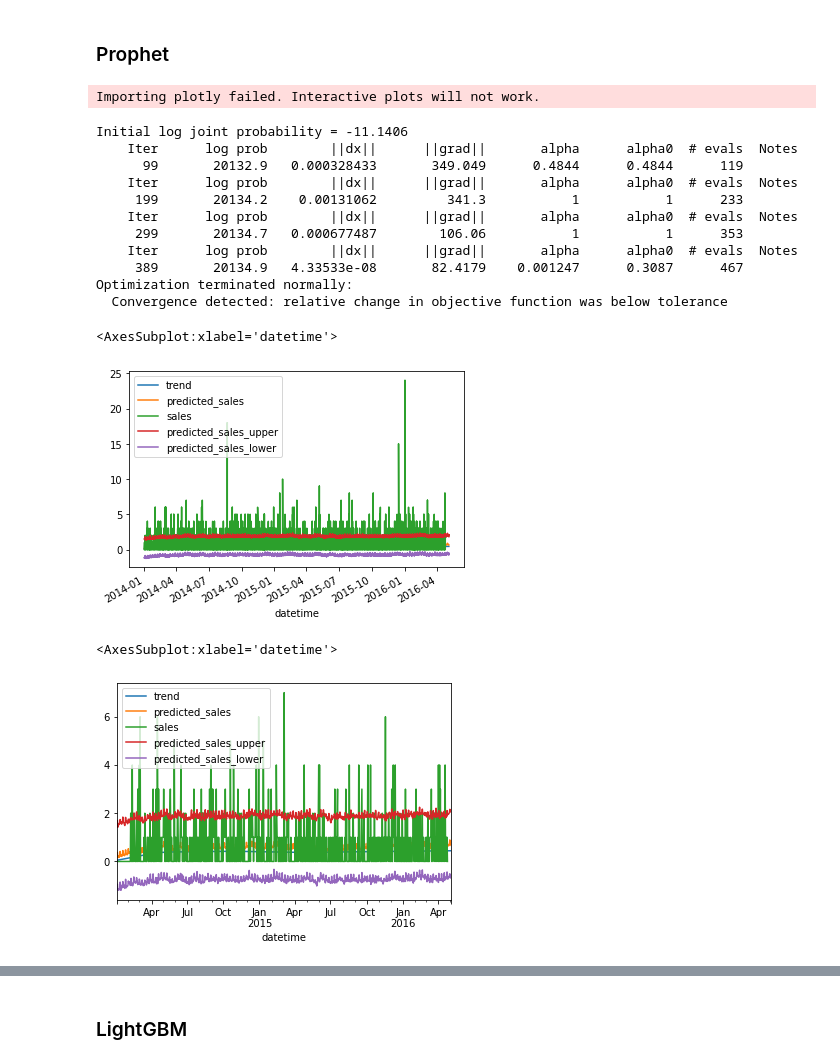
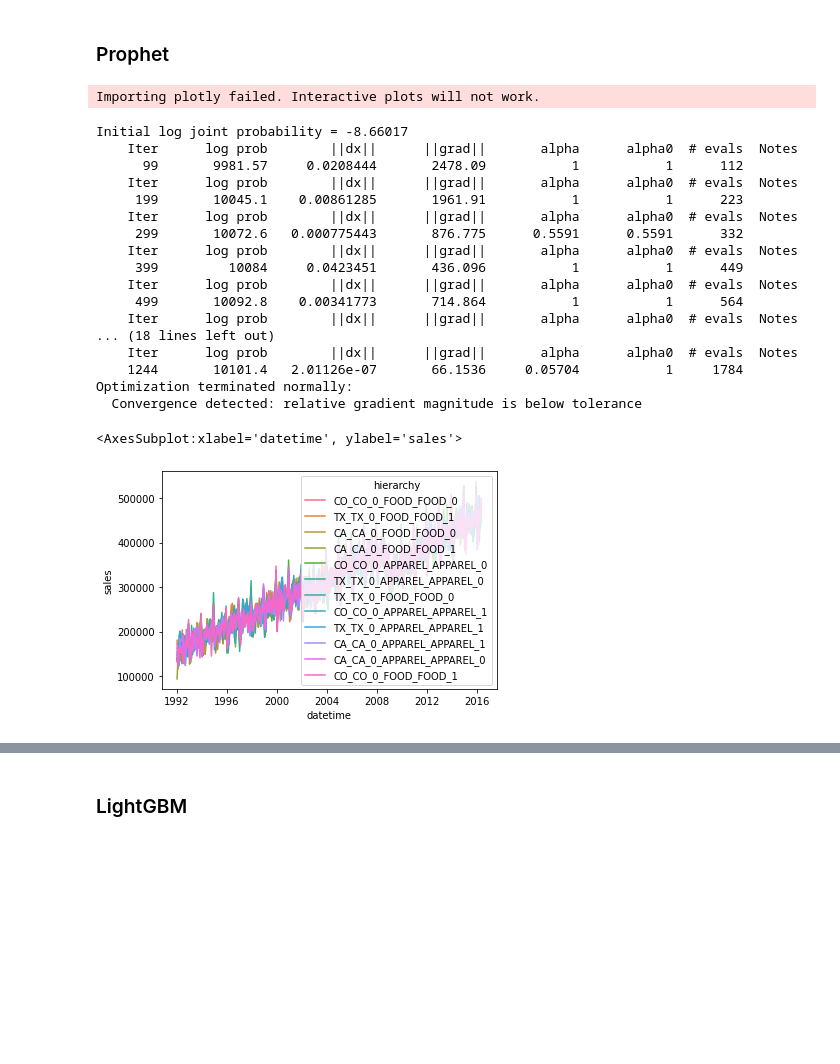
Before and after one commit to ntlind/forecastframe, a Jupyter notebook: examples/hierarchical_example.ipynb, the cells around one changed output, grey strips where cells are left out. Drawn from its saved outputs; the diff is of its cells as text; code cells hidden in the pictures; blank space fills up the shorter version.

Commit message:
add hierarchical example and fix fframe.save_fframe

```diff
--- a/examples/hierarchical_example.ipynb
+++ b/examples/hierarchical_example.ipynb
@@ -18,25 +45,17 @@ import forecastframe as ff
 # %%
-# hierarchical_data = pd.read_csv("./forecastframe/sample_data/daily/small.csv") # decided to create fake data instead of using this messy hierarchical data from kaggle
+# create fake hierarchical retail dataset
+hierarchy_cols = ['state', 'store_id', 'category', 'sku']
 
-data = pd.read_csv("https://raw.githubusercontent.com/facebook/prophet/master/examples/example_retail_sales.csv")
-
-# create fake hierarchical retail dataset
-def assign_fake_hierarchy(data, hierarchy_tuple, hierarchy_cols = ['state', 'store_id', 'category', 'sku']):
-    data['hierarchy'] = [hierarchy_tuple]*len(data)
-    data[hierarchy_cols] = pd.DataFrame(data['hierarchy'].tolist(), index=data.index)
-    data.drop('hierarchy', axis=1, inplace=True)
-
-    return data
-
-stores_per_state = 5
+stores_per_state = 1
 states = ('CO', 'TX', 'CA')
 
 categories = ('FOOD', 'APPAREL')
-skus_per_dept = 10
+skus_per_dept = 2
 
 fake_hierarchy = tuple(((state, f"{state}_{store_id}", cat, f"{cat}_{sku}") for cat in categories for sku in range(skus_per_dept) for state in states for store_id in range(stores_per_state)))
 
-df = pd.concat([assign_fake_hierarchy(data, hierarchy_tuple) for hierarchy_tuple in fake_hierarchy])
+df = pd.concat([assign_fake_hierarchy(data, hierarchy_tuple, hierarchy_cols=hierarchy_cols) for hierarchy_tuple in fake_hierarchy])
+df.to_csv('./forecastframe/sample_data/daily/mock_hierarchical_retail_sales.csv', index=False)
 # %%
 df
 # %% [output]
@@ -71,21 +75,30 @@ df
 # %%
-fframe = ff.ForecastFrame(data=data, target="sales", datetime_column="datetime", hierarchy=['dept_id', 'cat_id', 'item_id', 'state_id', 'store_id'])
+fframe = ff.ForecastFrame(data=df, target="sales", datetime_column="datetime", hierarchy=hierarchy_cols)
 # %% [markdown]
 ### Prophet
 # %%
 fframe.predict(model="prophet", future_periods=10, weekly_seasonality=True, daily_seasonality=True)
+predictions = create_hierarchy_col(fframe.get_predictions()).reset_index()
+
+sns.lineplot(data=predictions, x='datetime', y='sales', hue='hierarchy')
 # %% [output]
 Importing plotly failed. Interactive plots will not work.
-Initial log joint probability = -11.1406
+Initial log joint probability = -8.66017
     Iter      log prob        ||dx||      ||grad||       alpha      alpha0  # evals  Notes
-      99       20132.9   0.000328433       349.049      0.4844      0.4844      119
+      99       9981.57     0.0208444       2478.09           1           1      112
     Iter      log prob        ||dx||      ||grad||       alpha      alpha0  # evals  Notes
-     199       20134.2    0.00131062         341.3           1           1      233
+     199       10045.1    0.00861285       1961.91           1           1      223
     Iter      log prob        ||dx||      ||grad||       alpha      alpha0  # evals  Notes
-     299       20134.7   0.000677487        106.06           1           1      353
+     299       10072.6   0.000775443       876.775      0.5591      0.5591      332
     Iter      log prob        ||dx||      ||grad||       alpha      alpha0  # evals  Notes
-     389       20134.9   4.33533e-08       82.4179    0.001247      0.3087      467
+     399         10084     0.0423451       436.096           1           1      449
+    Iter      log prob        ||dx||      ||grad||       alpha      alpha0  # evals  Notes
+     499       10092.8    0.00341773       714.864           1           1      564
+    Iter      log prob        ||dx||      ||grad||       alpha      alpha0  # evals  Notes
+... (18 lines left out)
+    Iter      log prob        ||dx||      ||grad||       alpha      alpha0  # evals  Notes
+    1244       10101.4   2.01126e-07       66.1536     0.05704           1     1784
 Optimization terminated normally:
-  Convergence detected: relative change in objective function was below tolerance
+  Convergence detected: relative gradient magnitude is below tolerance
-<AxesSubplot:xlabel='datetime'>
+<AxesSubplot:xlabel='datetime', ylabel='sales'>
-[figure, old version]
+[figure, new version]
@@ -96,5 +104,0 @@ predictions = predictions[predictions['hierarchy'] == "CA/CA_1/FOODS/FOODS_1/FOO
-# %%
-predictions.plot.line()
-# %% [output]
-<AxesSubplot:xlabel='datetime'>
-[figure, removed]
```
Also changed, not shown: parts of 17 cells of this notebook, 2 other files.
